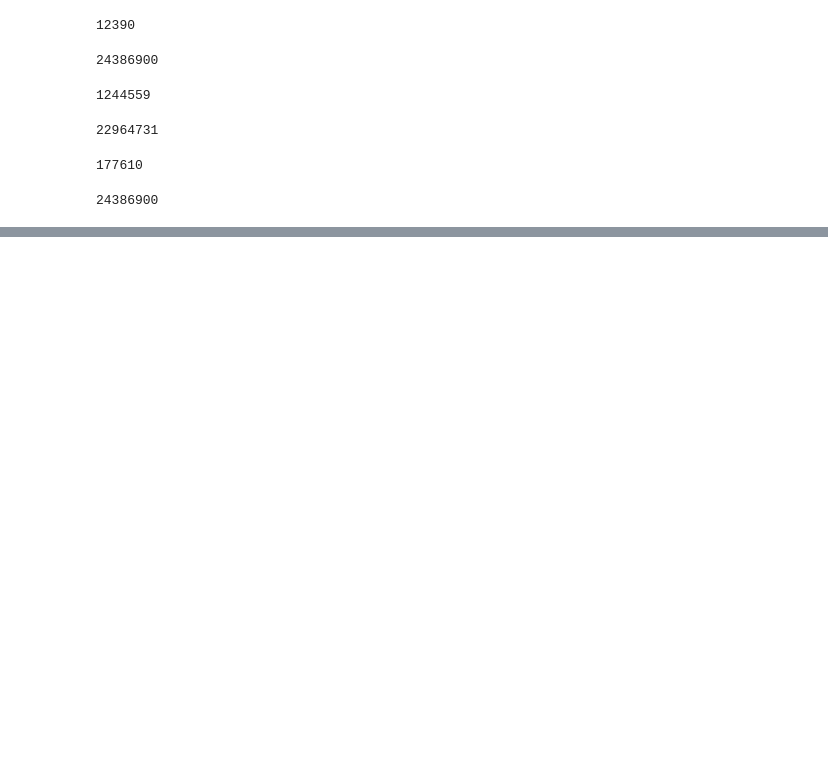
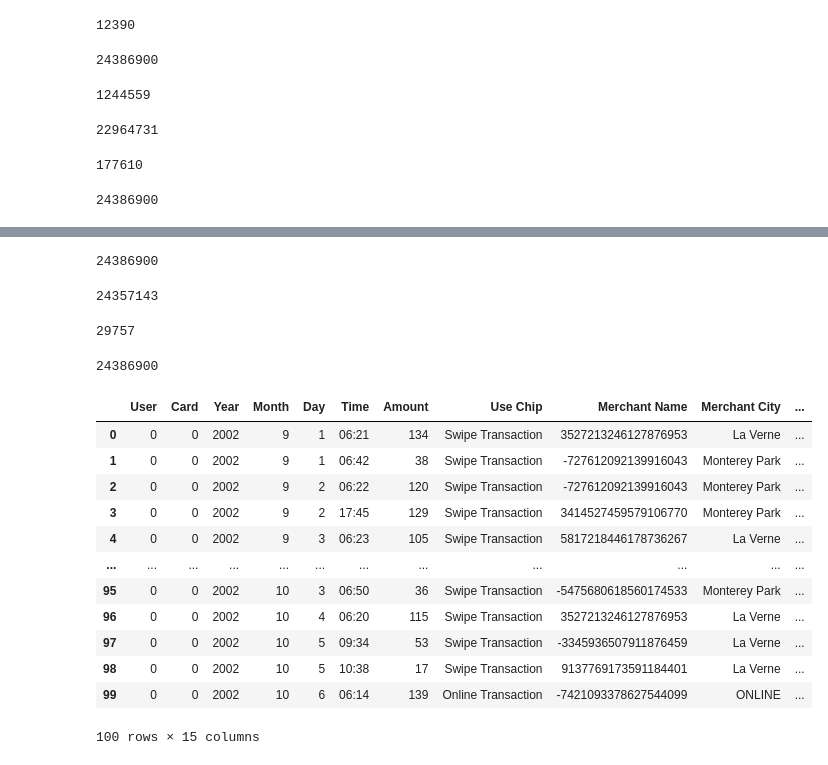
Before and after one commit to OP78142/UTSA-Bootcamp-Final, a Jupyter notebook: Scratch notebook.ipynb, the cells around one changed output, grey strips where cells are left out. Cells and saved outputs as stored; diff of their text form; code cells hidden in the pictures; blank space fills up the shorter version.

```diff
--- a/Scratch notebook.ipynb
+++ b/Scratch notebook.ipynb
@@ -190,0 +186,39 @@ count
+# %%
+fraud_column = ealtman2019_df['Is Fraud?']
+fraud_count = fraud_column.count()
+fraud_count
+# %% [output]
+24386900
+# %%
+fraud_Zero = fraud_column[fraud_column == 'No'].count()
+fraud_Zero
+# %% [output]
+24357143
+# %%
+fraud_One  = fraud_column[fraud_column == 'Yes'].count()
+fraud_One
+# %% [output]
+29757
+# %%
+fraud_Total = fraud_Zero + fraud_One
+fraud_Total
+# %% [output]
+24386900
+# %%
+ealtman2019_fraudInt = ealtman2019_df.replace({"Yes": 1})
+ealtman2019_fraudInt = ealtman2019_df.replace({"No": 0})
+ealtman2019_fraudInt.head(100)
+# %% [output]
+|  | User | Card | Year | Month | Day | Time | Amount | Use Chip | Merchant Name | Merchant City | ... |
+| 0 | 0 | 0 | 2002 | 9 | 1 | 06:21 | 134 | Swipe Transaction | 3527213246127876953 | La Verne | ... |
+| 1 | 0 | 0 | 2002 | 9 | 1 | 06:42 | 38 | Swipe Transaction | -727612092139916043 | Monterey Park | ... |
+| 2 | 0 | 0 | 2002 | 9 | 2 | 06:22 | 120 | Swipe Transaction | -727612092139916043 | Monterey Park | ... |
+| 3 | 0 | 0 | 2002 | 9 | 2 | 17:45 | 129 | Swipe Transaction | 3414527459579106770 | Monterey Park | ... |
+| 4 | 0 | 0 | 2002 | 9 | 3 | 06:23 | 105 | Swipe Transaction | 5817218446178736267 | La Verne | ... |
+| ... | ... | ... | ... | ... | ... | ... | ... | ... | ... | ... | ... |
+| 95 | 0 | 0 | 2002 | 10 | 3 | 06:50 | 36 | Swipe Transaction | -5475680618560174533 | Monterey Park | ... |
+| 96 | 0 | 0 | 2002 | 10 | 4 | 06:20 | 115 | Swipe Transaction | 3527213246127876953 | La Verne | ... |
+| 97 | 0 | 0 | 2002 | 10 | 5 | 09:34 | 53 | Swipe Transaction | -3345936507911876459 | La Verne | ... |
+| 98 | 0 | 0 | 2002 | 10 | 5 | 10:38 | 17 | Swipe Transaction | 9137769173591184401 | La Verne | ... |
+| 99 | 0 | 0 | 2002 | 10 | 6 | 06:14 | 139 | Online Transaction | -7421093378627544099 | ONLINE | ... |
+100 rows × 15 columns
```
Also changed, not shown: parts of 8 cells of this notebook.
